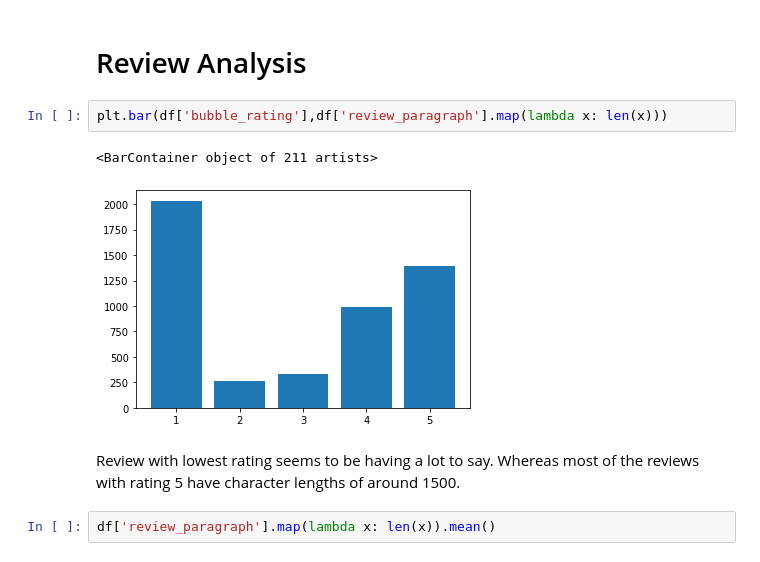
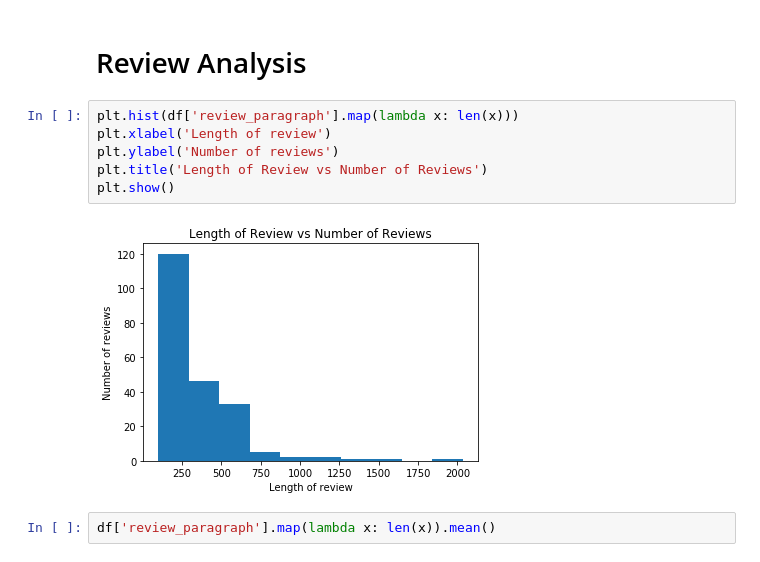
Before and after one commit to knightowl2704/Data-Scraping-from-TripAdvisor-and-Analytics, a Jupyter notebook: MWG_Analytics.ipynb, the cells around one changed output. Drawn from its saved outputs; the diff is of its cells as text.

```diff
--- a/MWG_Analytics.ipynb
+++ b/MWG_Analytics.ipynb
@@ -44,13 +44,14 @@ array([[<matplotlib.axes._subplots.AxesSubplot object at 0x...>]],
 As expected most of the reviews rated the restaurant 5. Hence the mean rating is close to 5.
 # %% [markdown]
 # Review Analysis
-# %%
-plt.bar(df['bubble_rating'],df['review_paragraph'].map(lambda x: len(x)))
-# %% [output]
-<BarContainer object of 211 artists>
-[figure, removed]
-# %% [markdown]
-Review with lowest rating seems to be having a lot to say. Whereas most of the reviews with rating 5 have character lengths of around 1500.
+# %%
+plt.hist(df['review_paragraph'].map(lambda x: len(x)))
+plt.xlabel('Length of review')
+plt.ylabel('Number of reviews')
+plt.title('Length of Review vs Number of Reviews')
+plt.show()
+# %% [output]
+[figure, added]
 # %%
 df['review_paragraph'].map(lambda x: len(x)).mean()
 # %% [output]
```
Also changed, not shown: parts of 3 cells of this notebook.
